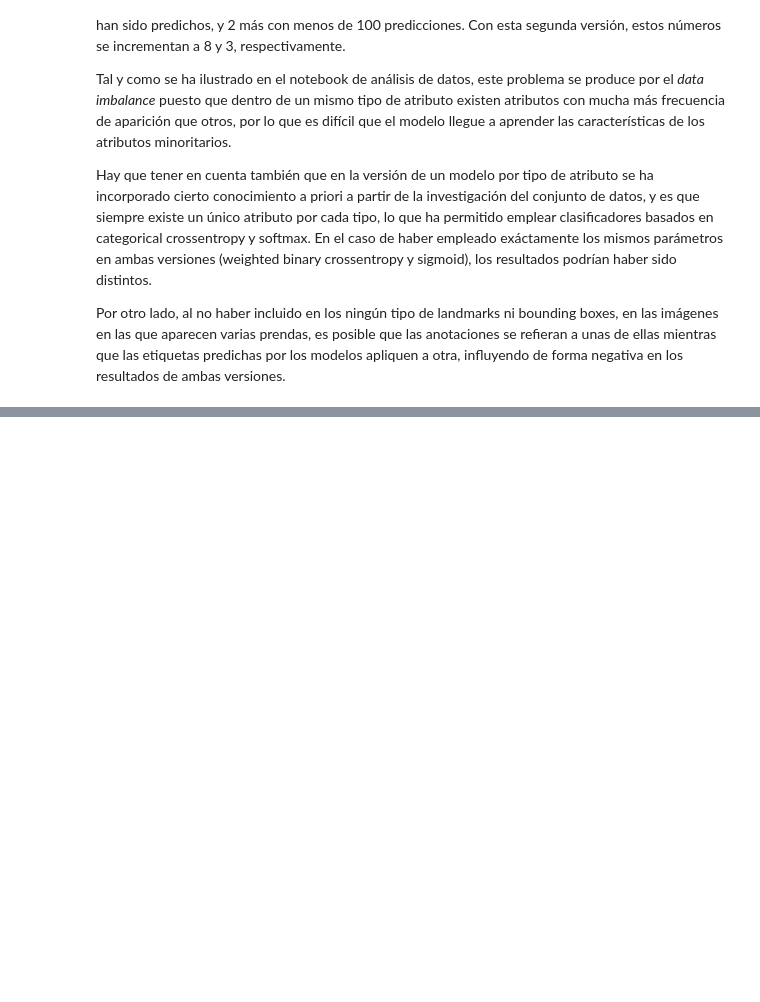
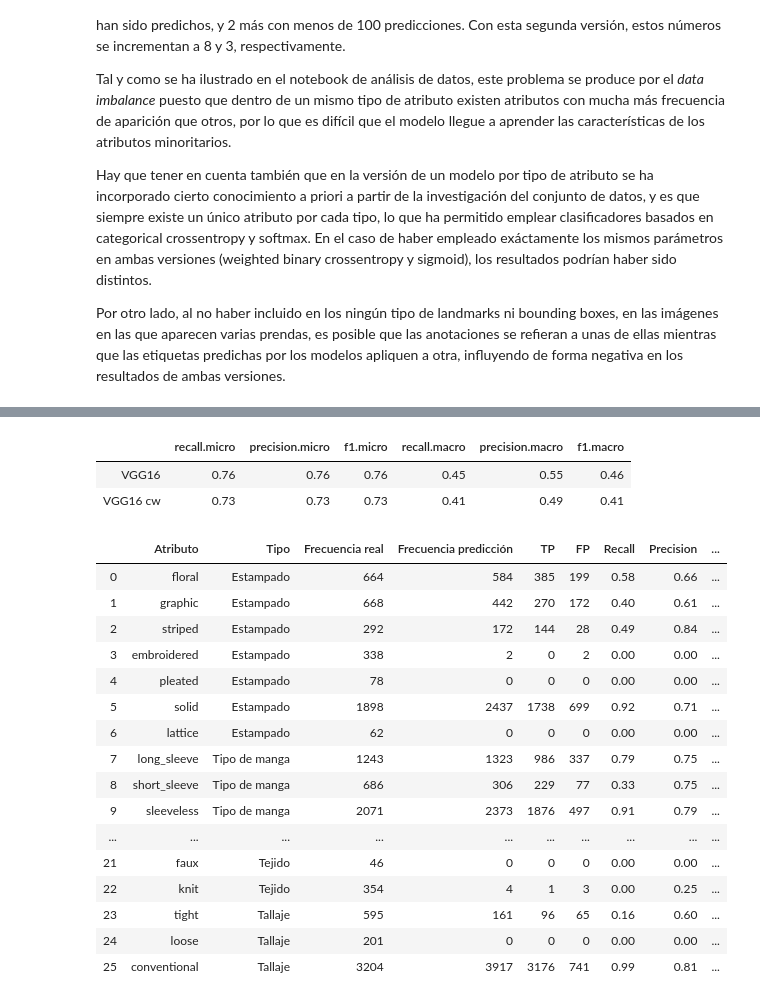
Before and after one commit to akepa/attribute-detection-in-fashon-images, a Jupyter notebook: DeepFashion_VersionReducida.ipynb, the cells around one changed output, grey strips where cells are left out. Cells and saved outputs as stored; diff of their text form; code cells hidden in the pictures; blank space fills up the shorter version.

```diff
--- a/DeepFashion_VersionReducida.ipynb
+++ b/DeepFashion_VersionReducida.ipynb
@@ -1399,0 +1504,28 @@ Por otro lado, al no haber incluido en los ningún tipo de landmarks ni bounding
+# %%
+result_list = [(vgg16_test_res[1], 'VGG16 base'),
+               (vgg16_test_res_with_cw[1], 'VGG16 w. class weight')]
+build_result_df(result_list, k=6)
+# %% [output]
+|  | recall.micro | precision.micro | f1.micro | recall.macro | precision.macro | f1.macro |
+| VGG16 | 0.76 | 0.76 | 0.76 | 0.45 | 0.55 | 0.46 |
+| VGG16 cw | 0.73 | 0.73 | 0.73 | 0.41 | 0.49 | 0.41 |
+# %%
+build_results_table(vgg16_test_res_with_cw[0])
+# %% [output]
+|  | Atributo | Tipo | Frecuencia real | Frecuencia predicción | TP | FP | Recall | Precision | ... |
+| 0 | floral | Estampado | 664 | 584 | 385 | 199 | 0.58 | 0.66 | ... |
+| 1 | graphic | Estampado | 668 | 442 | 270 | 172 | 0.40 | 0.61 | ... |
+| 2 | striped | Estampado | 292 | 172 | 144 | 28 | 0.49 | 0.84 | ... |
+| 3 | embroidered | Estampado | 338 | 2 | 0 | 2 | 0.00 | 0.00 | ... |
+| 4 | pleated | Estampado | 78 | 0 | 0 | 0 | 0.00 | 0.00 | ... |
+| 5 | solid | Estampado | 1898 | 2437 | 1738 | 699 | 0.92 | 0.71 | ... |
+| 6 | lattice | Estampado | 62 | 0 | 0 | 0 | 0.00 | 0.00 | ... |
+| 7 | long_sleeve | Tipo de manga | 1243 | 1323 | 986 | 337 | 0.79 | 0.75 | ... |
+| 8 | short_sleeve | Tipo de manga | 686 | 306 | 229 | 77 | 0.33 | 0.75 | ... |
+| 9 | sleeveless | Tipo de manga | 2071 | 2373 | 1876 | 497 | 0.91 | 0.79 | ... |
+| ... | ... | ... | ... | ... | ... | ... | ... | ... | ... |
+| 21 | faux | Tejido | 46 | 0 | 0 | 0 | 0.00 | 0.00 | ... |
+| 22 | knit | Tejido | 354 | 4 | 1 | 3 | 0.00 | 0.25 | ... |
+| 23 | tight | Tallaje | 595 | 161 | 96 | 65 | 0.16 | 0.60 | ... |
+| 24 | loose | Tallaje | 201 | 0 | 0 | 0 | 0.00 | 0.00 | ... |
+| 25 | conventional | Tallaje | 3204 | 3917 | 3176 | 741 | 0.99 | 0.81 | ... |
```
Also changed, not shown: parts of 53 cells of this notebook, 2 other files.
